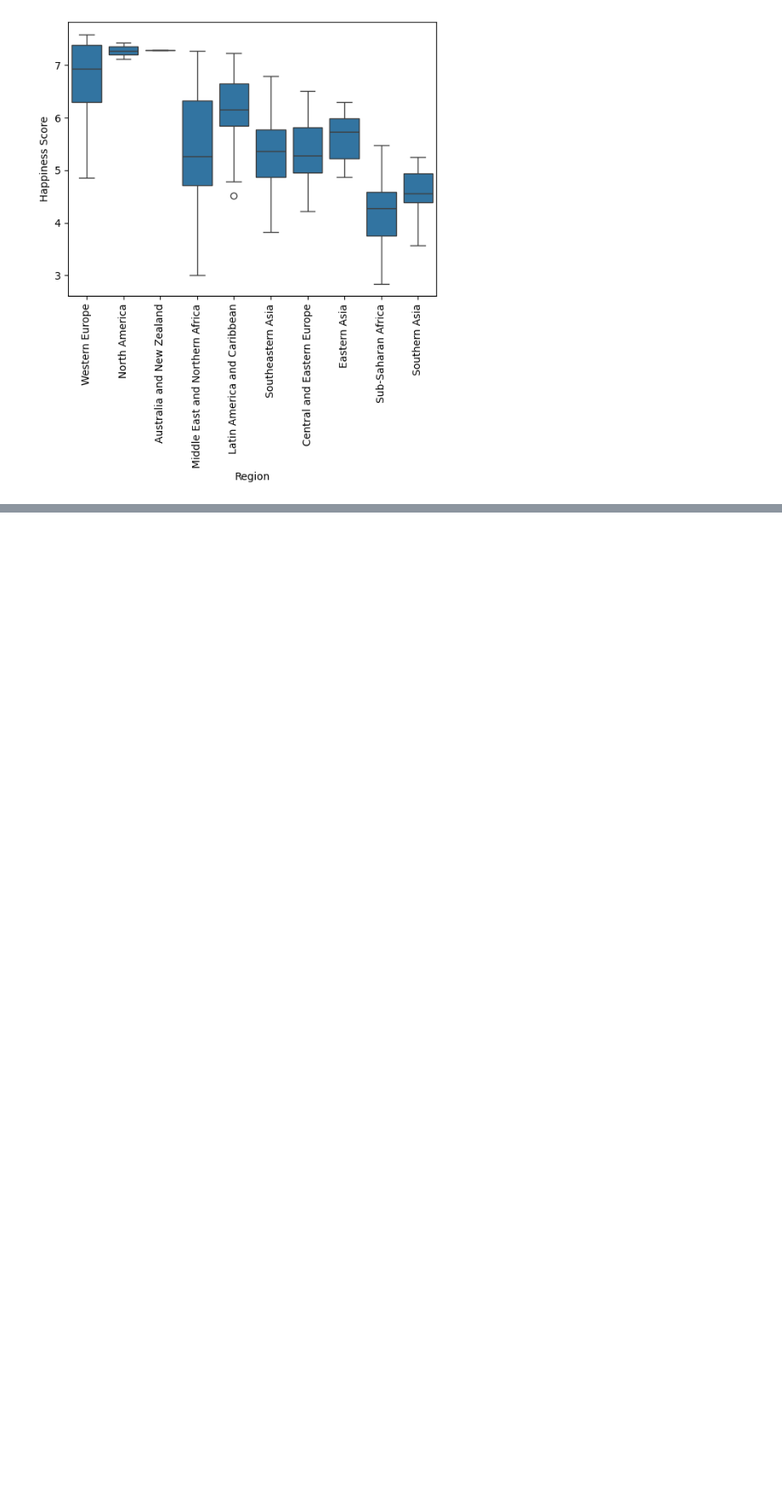
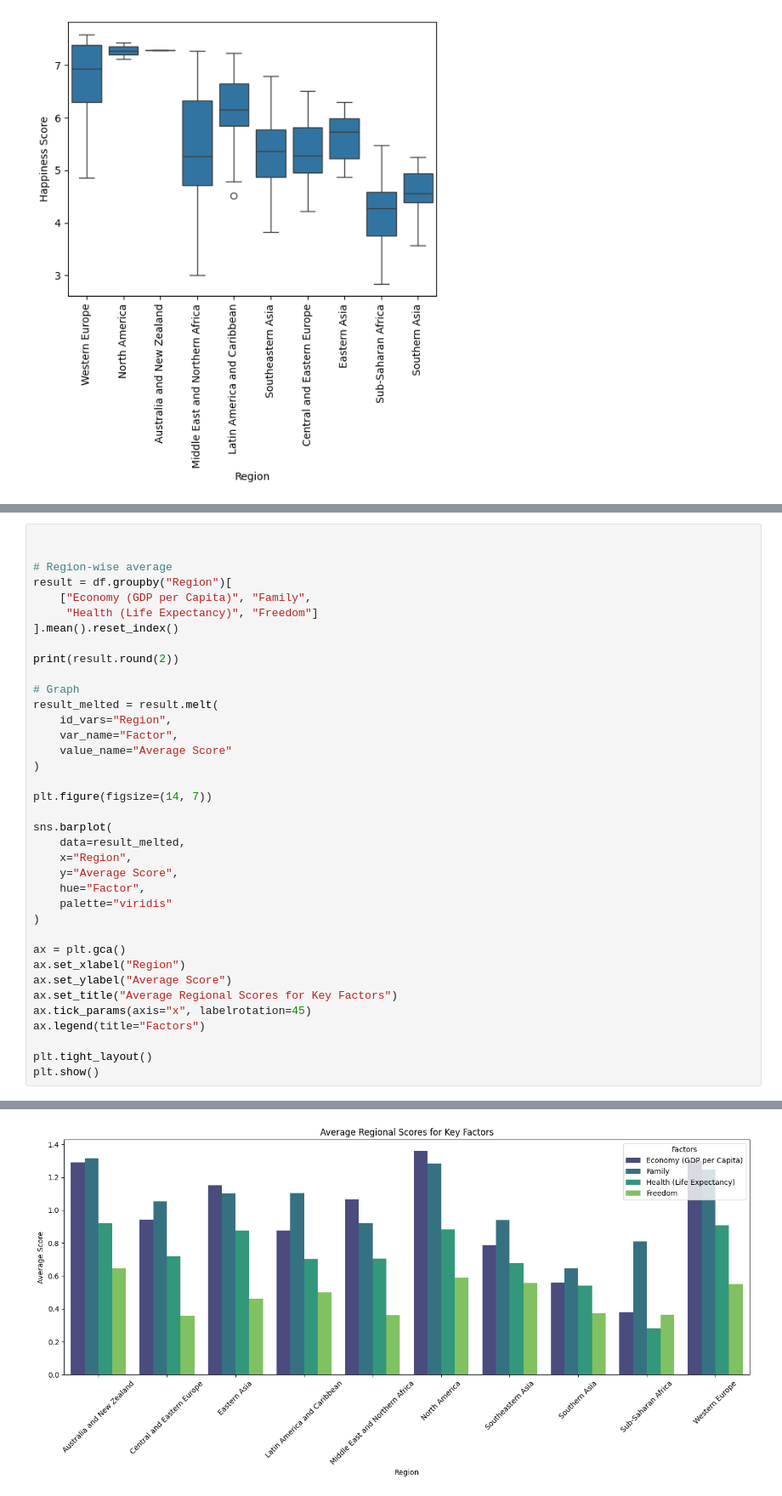
Before and after one commit to codewithsanju-ai/world_happiness_analysis, a Jupyter notebook: main.ipynb, the cells around one changed output, grey strips where cells are left out. Shown at 85% size. Cells and saved outputs as stored; diff of their text form; blank space fills up the shorter version.

```diff
--- a/main.ipynb
+++ b/main.ipynb
@@ -236,0 +324,38 @@ plt.show()
+# %%
+
+
+# Region-wise average
+result = df.groupby("Region")[
+    ["Economy (GDP per Capita)", "Family",
+     "Health (Life Expectancy)", "Freedom"]
+].mean().reset_index()
+
+print(result.round(2))
+
+# Graph
+result_melted = result.melt(
+    id_vars="Region",
+    var_name="Factor",
+    value_name="Average Score"
+)
+
+plt.figure(figsize=(14, 7))
+
+sns.barplot(
+    data=result_melted,
+    x="Region",
+    y="Average Score",
+    hue="Factor",
+    palette="viridis"
+)
+
+ax = plt.gca()
+ax.set_xlabel("Region")
+ax.set_ylabel("Average Score")
+ax.set_title("Average Regional Scores for Key Factors")
+ax.tick_params(axis="x", labelrotation=45)
+ax.legend(title="Factors")
+
+plt.tight_layout()
+plt.show()
+# %% [output]
@@ -236,0 +379 @@ plt.show()
+[figure, added]
```
Also changed, not shown: parts of 8 cells of this notebook.
